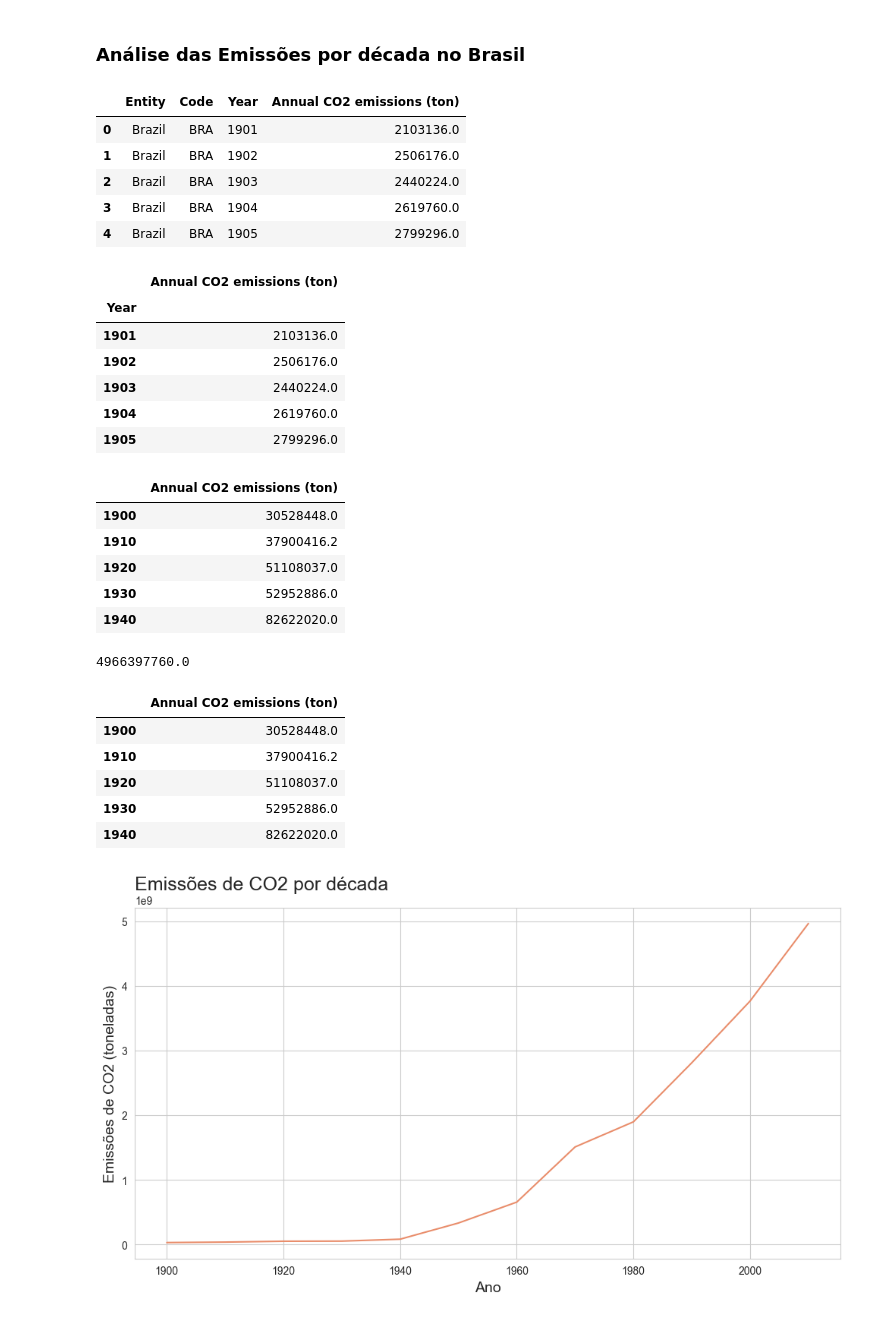
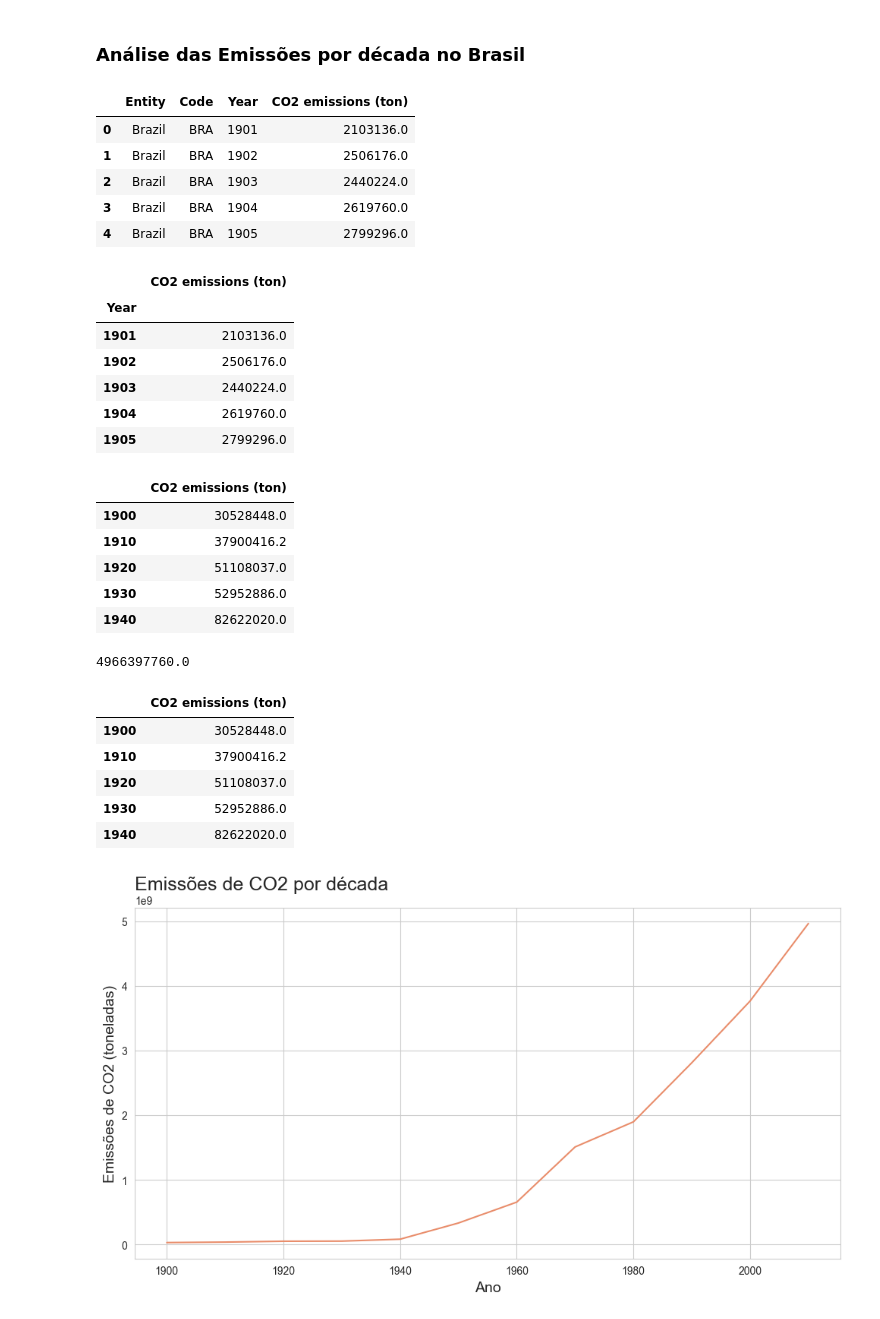
Before and after one commit to TiagoCNO/historical-carbon-emissions-analysis, a Jupyter notebook: historical_analysis_carbon_emissions.ipynb, the cells around one changed output. Drawn from its saved outputs; the diff is of its cells as text; code cells hidden in the pictures.

```diff
--- a/historical_analysis_carbon_emissions.ipynb
+++ b/historical_analysis_carbon_emissions.ipynb
@@ -31,6 +31,7 @@ df.head(10)
 | 9 | Afghanistan | AFG | 1958 | 329760.0 |
 # %%
 # Renomeando Coluna para facilitar a digitação
-df.rename(columns = {'Annual CO₂ emissions': 'Annual CO2 emissions (ton)'}, inplace = True)
+df.rename(columns = {'Annual CO₂ emissions': 'CO2 emissions (ton)'}, inplace = True)
+# df.drop(columns= 'Code', inplace= True)
 df.head()
 # %% [output]
@@ -187,7 +188,7 @@ ax = ax
 df_brazil_agrupado_raw = df_brazil.copy()
 df_brazil_agrupado_raw.head()
 # %% [output]
-|  | Entity | Code | Year | Annual CO2 emissions (ton) |
+|  | Entity | Code | Year | CO2 emissions (ton) |
 | 0 | Brazil | BRA | 1901 | 2103136.0 |
 | 1 | Brazil | BRA | 1902 | 2506176.0 |
 | 2 | Brazil | BRA | 1903 | 2440224.0 |
@@ -196,13 +197,13 @@ df_brazil_agrupado_raw.head()
 # %%
 # Coloca a coluna 'Year' como o índice
 df_brazil_agrupado_raw.set_index(df_brazil_agrupado_raw['Year'], inplace= True)
 
 # Deleta as colunas desnecessárias para realizar o agrupamento mais tarde
-df_brazil_agrupado_raw.drop(columns= ['Year', 'Entity', 'Code'], inplace= True)
+df_brazil_agrupado_raw.drop(columns= ['Year', 'Code', 'Entity'], inplace= True)
 
 df_brazil_agrupado_raw.head()
 # %% [output]
-|  | Annual CO2 emissions (ton) |
+|  | CO2 emissions (ton) |
 | Year |  |
 | 1901 | 2103136.0 |
 | 1902 | 2506176.0 |
@@ -220,7 +221,7 @@ grupo = pd.cut(df_brazil_agrupado_raw.index, bins= anos, labels= anos[:-1])
 df_brazil_agrupado = df_brazil_agrupado_raw.groupby([grupo], observed= True).sum()
 df_brazil_agrupado.head()
 # %% [output]
-|  | Annual CO2 emissions (ton) |
+|  | CO2 emissions (ton) |
 | 1900 | 30528448.0 |
 | 1910 | 37900416.2 |
 | 1920 | 51108037.0 |
@@ -236,7 +237,7 @@ df_brazil_agrupado.drop(df_brazil_agrupado.index[-1], inplace= True)
 
 df_brazil_agrupado.head(5)
 # %% [output]
-|  | Annual CO2 emissions (ton) |
+|  | CO2 emissions (ton) |
 | 1900 | 30528448.0 |
 | 1910 | 37900416.2 |
 | 1920 | 51108037.0 |
```
Also changed, not shown: parts of 33 cells of this notebook.
